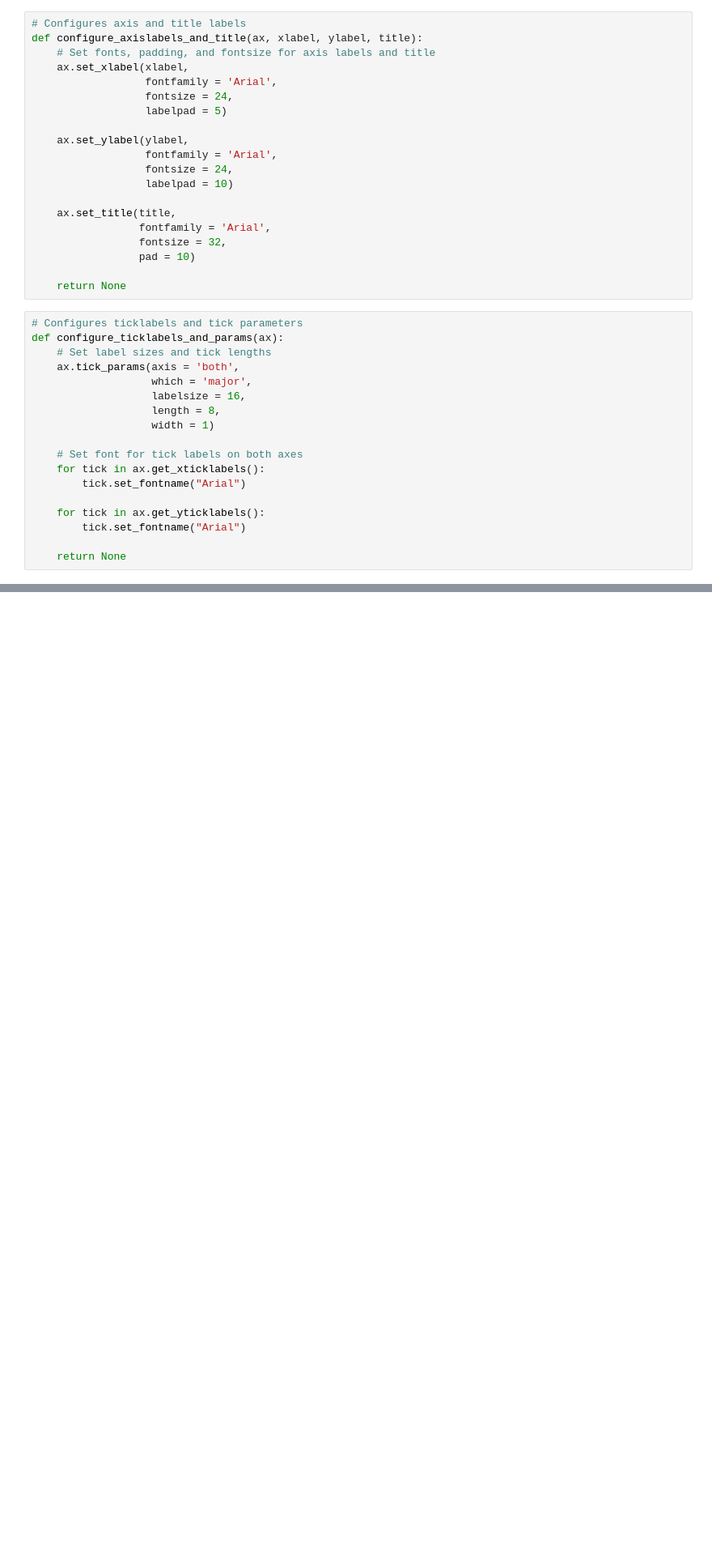
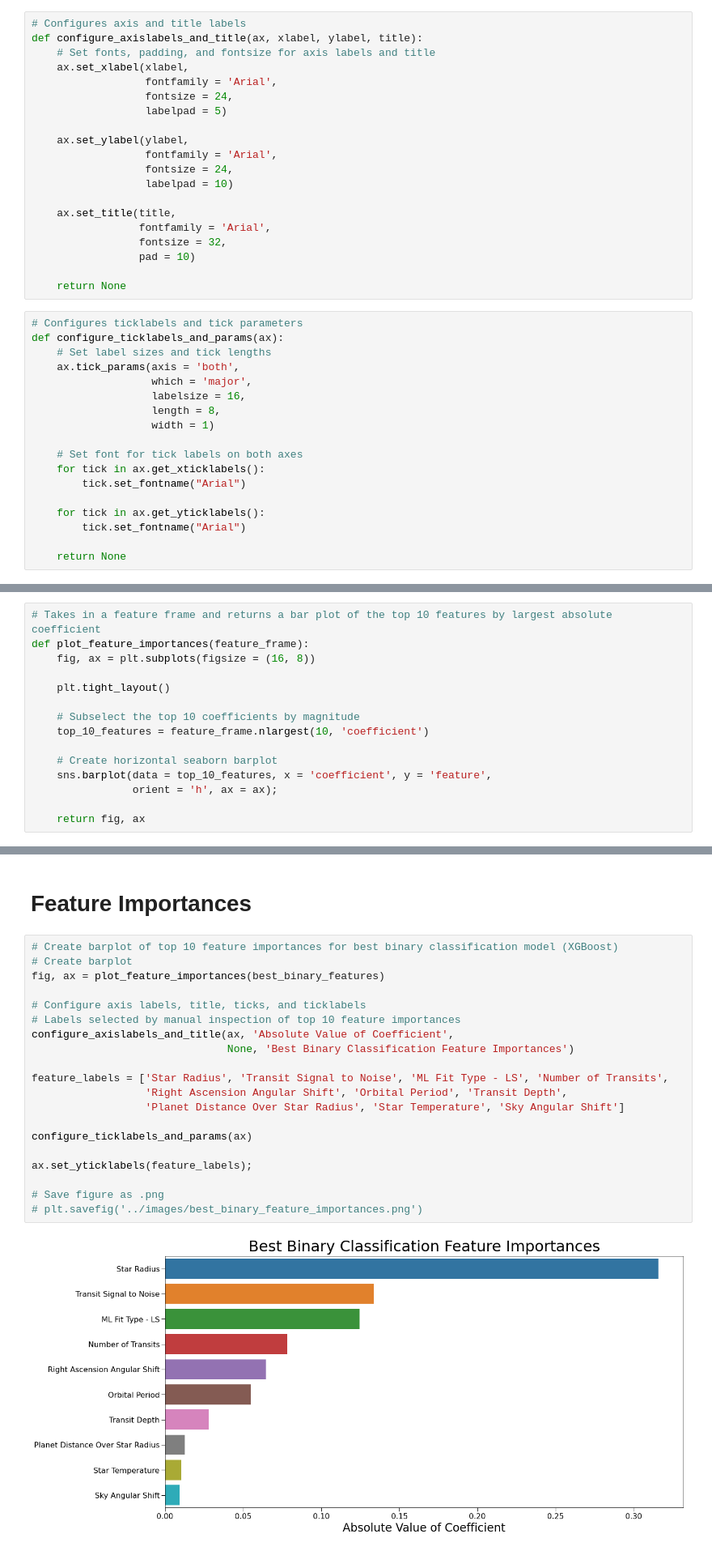
Before and after one commit to JoshuaGottlieb/Exoplanet-Classification, a Jupyter notebook: notebooks/Visualizations.ipynb, the cells around one changed output, grey strips where cells are left out. Shown: that part at 81% size. Drawn from its saved outputs; the diff is of its cells as text; blank space fills up the shorter version.

```diff
--- a/notebooks/Visualizations.ipynb
+++ b/notebooks/Visualizations.ipynb
@@ -500,0 +70,15 @@ best_multi_model.best_estimator_.steps
+# %%
+# Takes in a feature frame and returns a bar plot of the top 10 features by largest absolute coefficient
+def plot_feature_importances(feature_frame):
+    fig, ax = plt.subplots(figsize = (16, 8))
+
+    plt.tight_layout()
+
+    # Subselect the top 10 coefficients by magnitude
+    top_10_features = feature_frame.nlargest(10, 'coefficient')
+
+    # Create horizontal seaborn barplot
+    sns.barplot(data = top_10_features, x = 'coefficient', y = 'feature',
+                orient = 'h', ax = ax);
+
+    return fig, ax
@@ -500,0 +180,24 @@ best_multi_model.best_estimator_.steps
+# %% [markdown]
+# Feature Importances
+# %%
+# Create barplot of top 10 feature importances for best binary classification model (XGBoost)
+# Create barplot
+fig, ax = plot_feature_importances(best_binary_features)
+
+# Configure axis labels, title, ticks, and ticklabels
+# Labels selected by manual inspection of top 10 feature importances
+configure_axislabels_and_title(ax, 'Absolute Value of Coefficient',
+                               None, 'Best Binary Classification Feature Importances')
+
+feature_labels = ['Star Radius', 'Transit Signal to Noise', 'ML Fit Type - LS', 'Number of Transits',
+                  'Right Ascension Angular Shift', 'Orbital Period', 'Transit Depth',
+                  'Planet Distance Over Star Radius', 'Star Temperature', 'Sky Angular Shift']
+
+configure_ticklabels_and_params(ax)
+
+ax.set_yticklabels(feature_labels);
+
+# Save figure as .png
+# plt.savefig('../images/best_binary_feature_importances.png')
+# %% [output]
+[figure, added]
```
Also changed, not shown: parts of 51 cells of this notebook, 6 other files.
